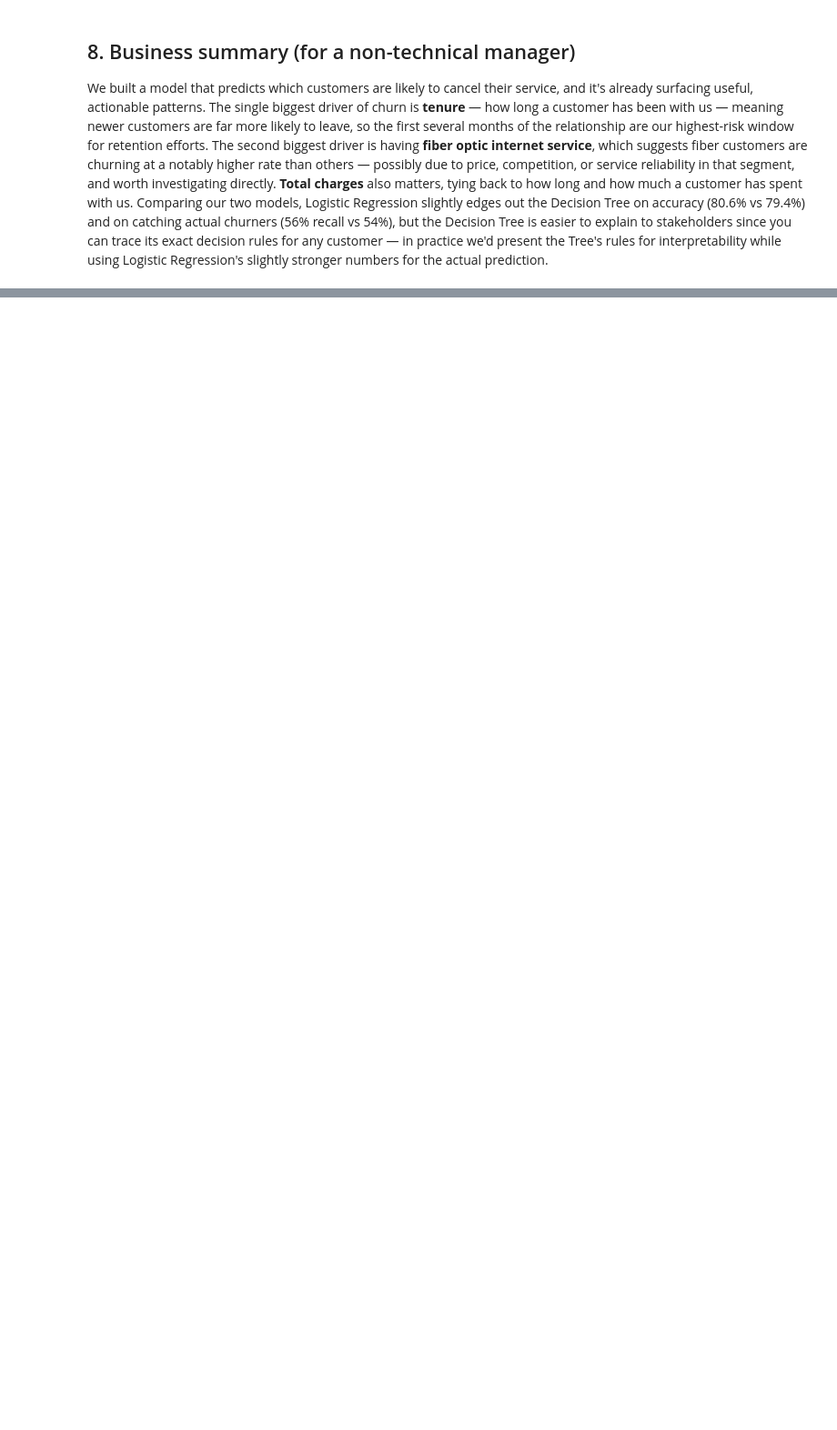
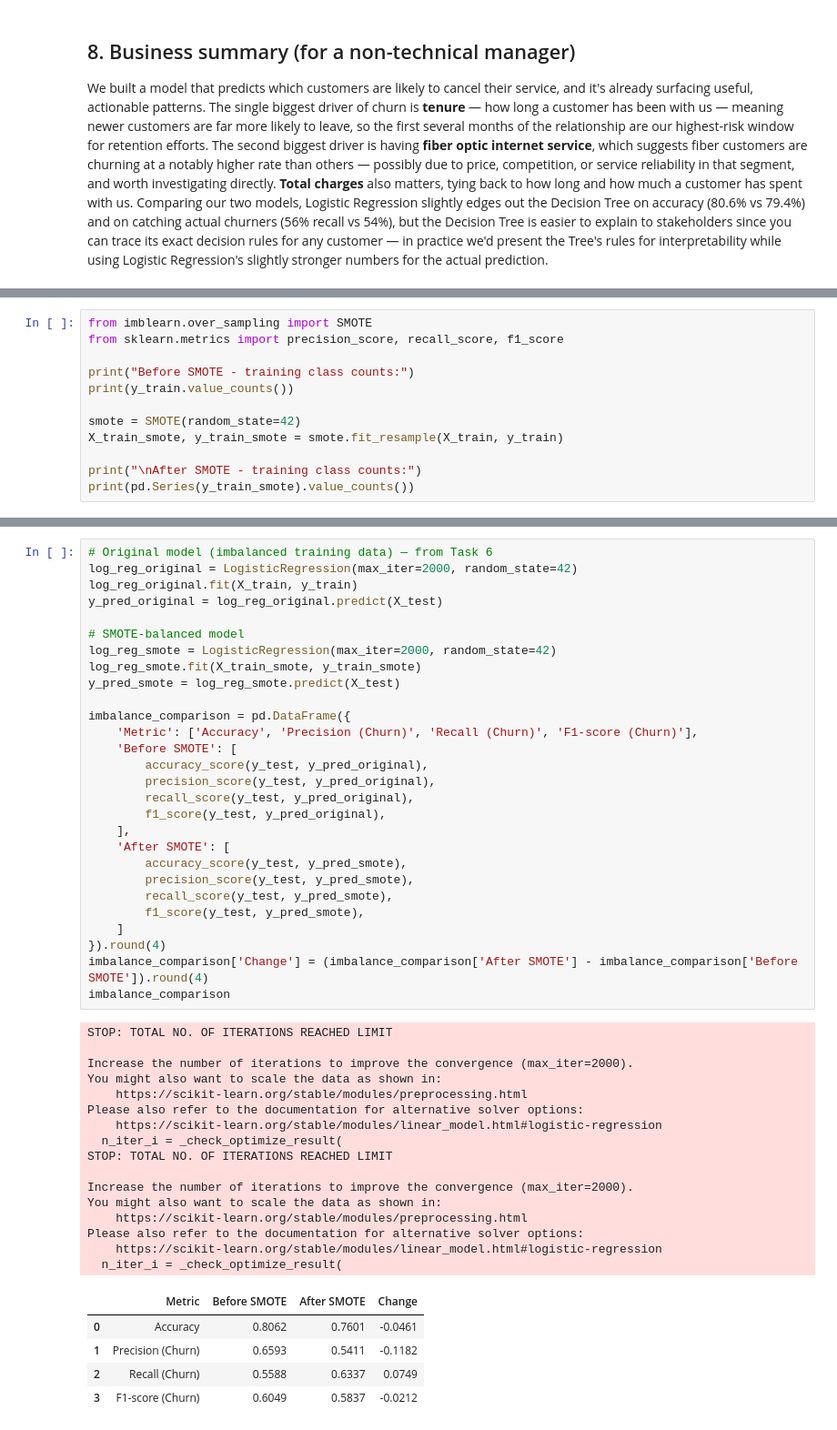
Before and after one commit to Me-Imran56/neurofive-ml-track, a Jupyter notebook: churn_prediction.ipynb, the cells around one changed output, grey strips where cells are left out. Shown at 91% size. Saved outputs shown, nothing was run; the diff lists cells and outputs as text; blank space fills up the shorter version.

Commit message:
Task 9: SMOTE for class imbalance — precision/recall trade-off

```diff
--- a/churn_prediction.ipynb
+++ b/churn_prediction.ipynb
@@ -258,0 +319,12 @@ using Logistic Regression's slightly stronger numbers for the actual prediction.
+# %%
+from imblearn.over_sampling import SMOTE
+from sklearn.metrics import precision_score, recall_score, f1_score
+
+print("Before SMOTE - training class counts:")
+print(y_train.value_counts())
+
+smote = SMOTE(random_state=42)
+X_train_smote, y_train_smote = smote.fit_resample(X_train, y_train)
+
+print("\nAfter SMOTE - training class counts:")
+print(pd.Series(y_train_smote).value_counts())
@@ -258,0 +351,50 @@ using Logistic Regression's slightly stronger numbers for the actual prediction.
+# %%
+# Original model (imbalanced training data) — from Task 6
+log_reg_original = LogisticRegression(max_iter=2000, random_state=42)
+log_reg_original.fit(X_train, y_train)
+y_pred_original = log_reg_original.predict(X_test)
+
+# SMOTE-balanced model
+log_reg_smote = LogisticRegression(max_iter=2000, random_state=42)
+log_reg_smote.fit(X_train_smote, y_train_smote)
+y_pred_smote = log_reg_smote.predict(X_test)
+
+imbalance_comparison = pd.DataFrame({
+    'Metric': ['Accuracy', 'Precision (Churn)', 'Recall (Churn)', 'F1-score (Churn)'],
+    'Before SMOTE': [
+        accuracy_score(y_test, y_pred_original),
+        precision_score(y_test, y_pred_original),
+        recall_score(y_test, y_pred_original),
+        f1_score(y_test, y_pred_original),
+    ],
+    'After SMOTE': [
+        accuracy_score(y_test, y_pred_smote),
+        precision_score(y_test, y_pred_smote),
+        recall_score(y_test, y_pred_smote),
+        f1_score(y_test, y_pred_smote),
+    ]
+}).round(4)
+imbalance_comparison['Change'] = (imbalance_comparison['After SMOTE'] - imbalance_comparison['Before SMOTE']).round(4)
+imbalance_comparison
+# %% [output]
+STOP: TOTAL NO. OF ITERATIONS REACHED LIMIT
+
+Increase the number of iterations to improve the convergence (max_iter=2000).
+You might also want to scale the data as shown in:
+    https://scikit-learn.org/stable/modules/preprocessing.html
+Please also refer to the documentation for alternative solver options:
+    https://scikit-learn.org/stable/modules/linear_model.html#logistic-regression
+  n_iter_i = _check_optimize_result(
+STOP: TOTAL NO. OF ITERATIONS REACHED LIMIT
+
+Increase the number of iterations to improve the convergence (max_iter=2000).
+You might also want to scale the data as shown in:
+    https://scikit-learn.org/stable/modules/preprocessing.html
+Please also refer to the documentation for alternative solver options:
+    https://scikit-learn.org/stable/modules/linear_model.html#logistic-regression
+  n_iter_i = _check_optimize_result(
+|  | Metric | Before SMOTE | After SMOTE | Change |
+| 0 | Accuracy | 0.8062 | 0.7601 | -0.0461 |
+| 1 | Precision (Churn) | 0.6593 | 0.5411 | -0.1182 |
+| 2 | Recall (Churn) | 0.5588 | 0.6337 | 0.0749 |
+| 3 | F1-score (Churn) | 0.6049 | 0.5837 | -0.0212 |
```
Also changed, not shown: parts of 11 cells of this notebook, 1 other file.
